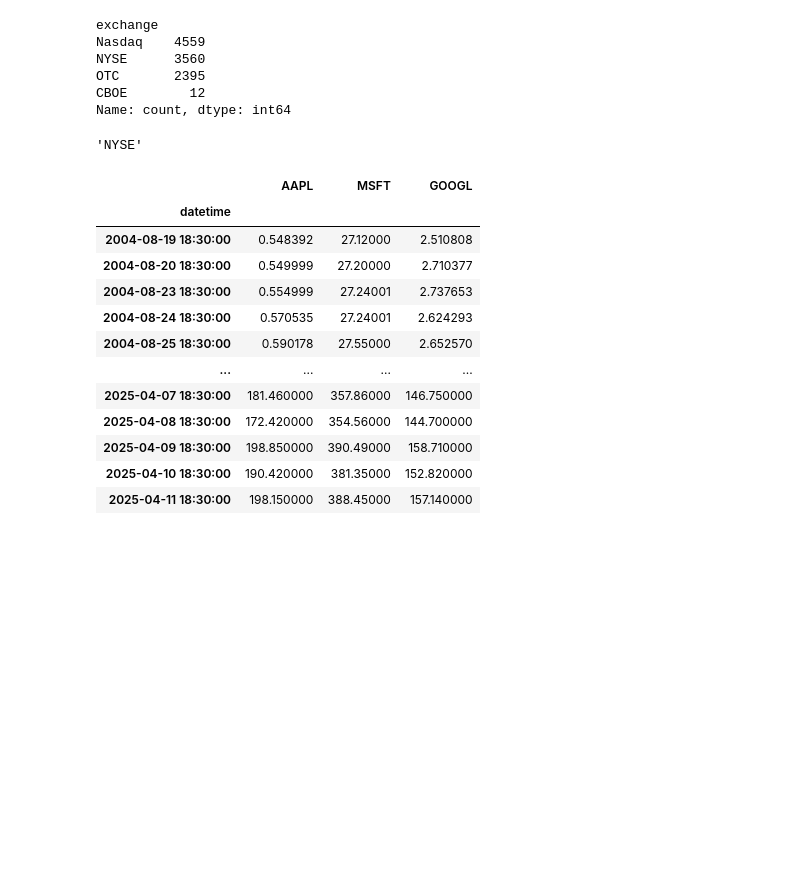
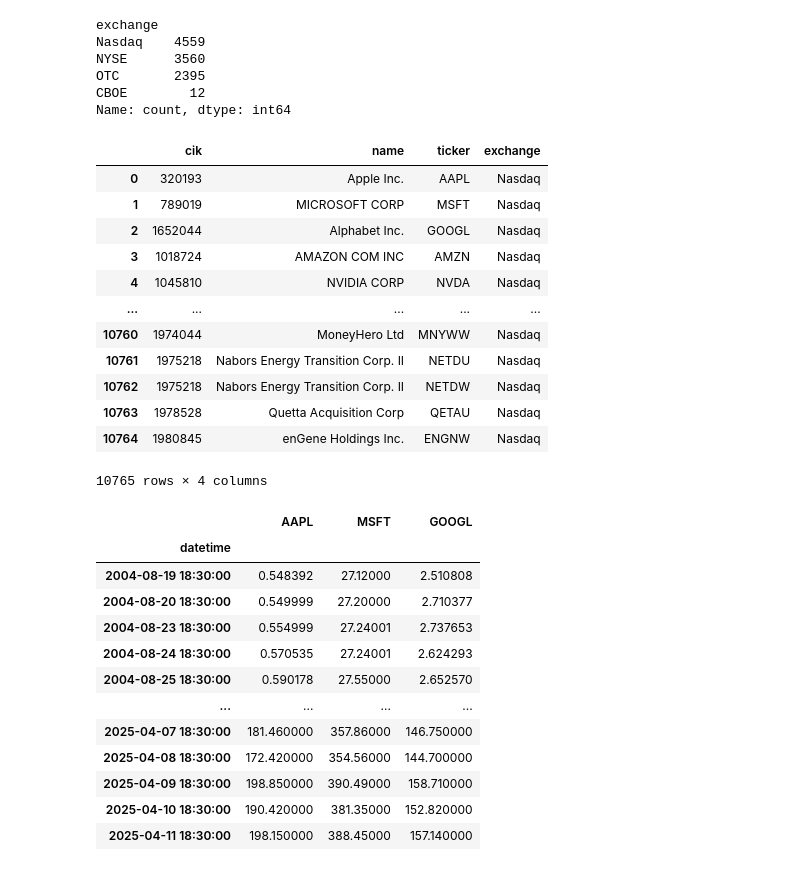
Before and after one commit to Sladok/investment_portfolio_optimization, a Jupyter notebook: backend/app/services/ml.ipynb, the cells around one changed output. Cells and saved outputs as stored; diff of their text form; code cells hidden in the pictures; blank space fills up the shorter version.

```diff
--- a/backend/app/services/ml.ipynb
+++ b/backend/app/services/ml.ipynb
@@ -17,20 +17,33 @@ Name: count, dtype: int64
 # %%
 import json
 import pandas as pd
 
 with open("../../../data/raw/company_tickers_exchange.json", "r") as f:
     ticker_data = json.load(f)
 
 ticker_df = pd.DataFrame(ticker_data["data"], columns=ticker_data["fields"])
-ticker_dict = {row["ticker"].upper(): row["exchange"] for _, row in ticker_df.iterrows()}
+ticker_df
+# ticker_dict = {row["ticker"].upper(): row["exchange"] for _, row in ticker_df.iterrows()}
 
-def get_exchange_for_symbol(symbol: str) -> str:
-    return ticker_dict[symbol.upper()].upper()  # fallback по умолчанию
+# def get_exchange_for_symbol(symbol: str) -> str:
+#     return ticker_dict[symbol.upper()].upper()  # fallback по умолчанию
 
 
-get_exchange_for_symbol("TSM")
+# get_exchange_for_symbol("TSM")
 # %% [output]
+|  | cik | name | ticker | exchange |
+| 0 | 320193 | Apple Inc. | AAPL | Nasdaq |
+| 1 | 789019 | MICROSOFT CORP | MSFT | Nasdaq |
+| 2 | 1652044 | Alphabet Inc. | GOOGL | Nasdaq |
+| 3 | 1018724 | AMAZON COM INC | AMZN | Nasdaq |
+| 4 | 1045810 | NVIDIA CORP | NVDA | Nasdaq |
+| ... | ... | ... | ... | ... |
+| 10760 | 1974044 | MoneyHero Ltd | MNYWW | Nasdaq |
+| 10761 | 1975218 | Nabors Energy Transition Corp. II | NETDU | Nasdaq |
+| 10762 | 1975218 | Nabors Energy Transition Corp. II | NETDW | Nasdaq |
+| 10763 | 1978528 | Quetta Acquisition Corp | QETAU | Nasdaq |
+| 10764 | 1980845 | enGene Holdings Inc. | ENGNW | Nasdaq |
-'NYSE'
+10765 rows × 4 columns
 # %%
 from tvDatafeed import TvDatafeed, Interval
 import pandas as pd
```
Also changed, not shown: 7 other files.
